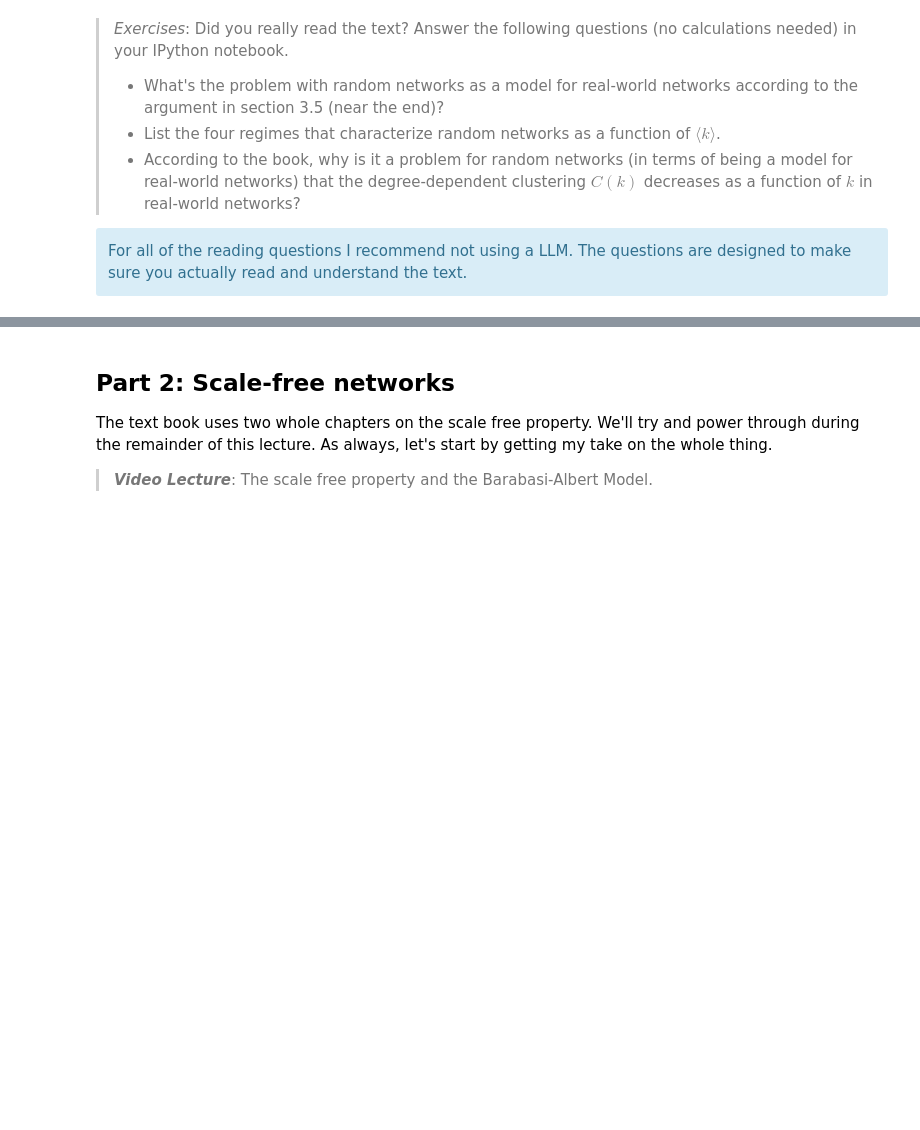
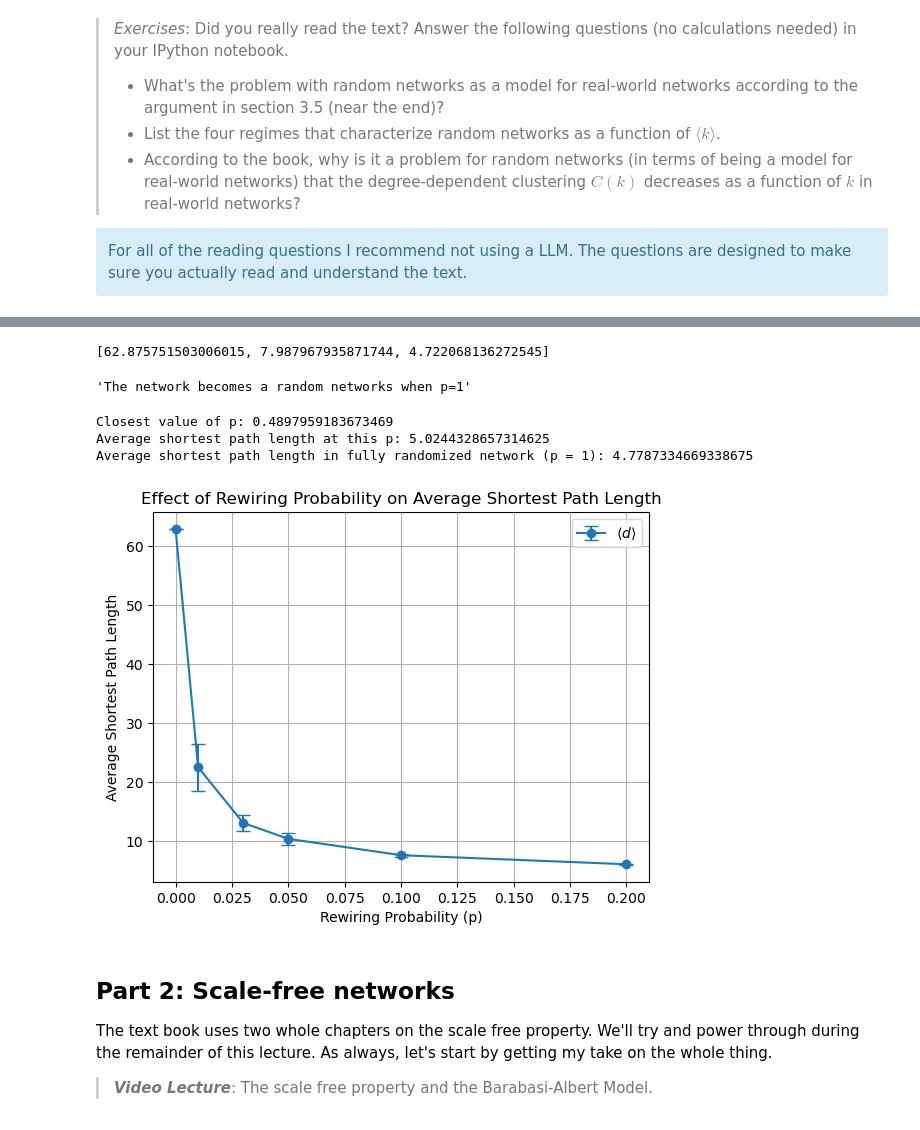
Before and after one commit to Qingwen-Zeng/Social-Graphy-and-Interactions, a Jupyter notebook: Week3_Exercise.ipynb, the cells around one changed output, grey strips where cells are left out. Drawn from its saved outputs; the diff is of its cells as text; code cells hidden in the pictures; blank space fills up the shorter version.

```diff
--- a/Week3_Exercise.ipynb
+++ b/Week3_Exercise.ipynb
@@ -57,6 +62,86 @@ Again, I hope you will try solving the coding part of this on your own - especia
 </div>
 
 ![Sune's version](https://raw.githubusercontent.com/SocialComplexityLab/socialgraphs2021/main/files/ws.png)
+# %%
+import networkx as nx
+import matplotlib.pyplot as plt
+import numpy as np
+num_nodes = 500
+k = 4
+p_values = [0, 0.1, 1]
+
+graphs = [nx.watts_strogatz_graph(num_nodes, k, p) for p in p_values]
+
+avg_shortest_path_lengths = []
+for graph in graphs:
+    avg_shortest_path_lengths.append(nx.average_shortest_path_length(graph))
+
+print(avg_shortest_path_lengths)
+'''The network becomes a random networks when p=1'''
+# %% [output]
+[62.875751503006015, 7.987967935871744, 4.722068136272545]
+'The network becomes a random networks when p=1'
+# %%
+# Parameters for the experiment
+num_nodes = 500
+k = 4  # Average degree
+p_values = np.linspace(0, 1, 50)  # 50 values of p between 0 and 1
+
+# Function to calculate average shortest path length for each value of p
+avg_shortest_paths = []
+for p in p_values:
+    G = nx.watts_strogatz_graph(num_nodes, k, p)
+    avg_shortest_paths.append(nx.average_shortest_path_length(G))
+
+# Find the value of p where the average shortest path gets close to the fully randomized network
+fully_randomized_path_length = avg_shortest_paths[-1]  # Value at p = 1
+target_path_length = fully_randomized_path_length * 1.05  # Close to 5% of fully randomized value
+
+# Find the closest value of p to the target
+closest_p_index = np.argmin(np.abs(np.array(avg_shortest_paths) - target_path_length))
+closest_p = p_values[closest_p_index]
+
+print(f"Closest value of p: {closest_p}")
+print(f"Average shortest path length at this p: {avg_shortest_paths[closest_p_index]}")
+print(f"Average shortest path length in fully randomized network (p = 1): {fully_randomized_path_length}")
+# %% [output]
+Closest value of p: 0.4897959183673469
+Average shortest path length at this p: 5.0244328657314625
+Average shortest path length in fully randomized network (p = 1): 4.7787334669338675
+# %%
+
+
+# Parameters
+num_nodes = 500  # Reduced the number of nodes for faster computation
+k = 4  # Average degree
+p_values = [0, 0.01, 0.03, 0.05, 0.1, 0.2]
+num_simulations = 50  # Number of networks to simulate for each p
+
+# Lists to store average shortest path length and standard deviation for each p
+avg_shortest_paths = []
+std_shortest_paths = []
+
+# Function to calculate average and standard deviation of shortest path lengths for given p
+for p in p_values:
+    path_lengths = []
+    for _ in range(num_simulations):
+        G = nx.watts_strogatz_graph(num_nodes, k, p)
+        path_length = nx.average_shortest_path_length(G)
+        path_lengths.append(path_length)
+
+    avg_shortest_paths.append(np.mean(path_lengths))
+    std_shortest_paths.append(np.std(path_lengths))
+
+# Plotting the results with error bars
+plt.errorbar(p_values, avg_shortest_paths, yerr=std_shortest_paths, fmt='-o', capsize=5, label=r"$\langle d \rangle$")
+plt.xlabel('Rewiring Probability (p)')
+plt.ylabel('Average Shortest Path Length')
+plt.title('Effect of Rewiring Probability on Average Shortest Path Length')
+plt.grid(True)
+plt.legend()
+plt.show()
+# %% [output]
+[figure, added]
 # %% [markdown]
 ## Part 2: Scale-free networks
 
```
Also changed, not shown: parts of 1 cell of this notebook.
